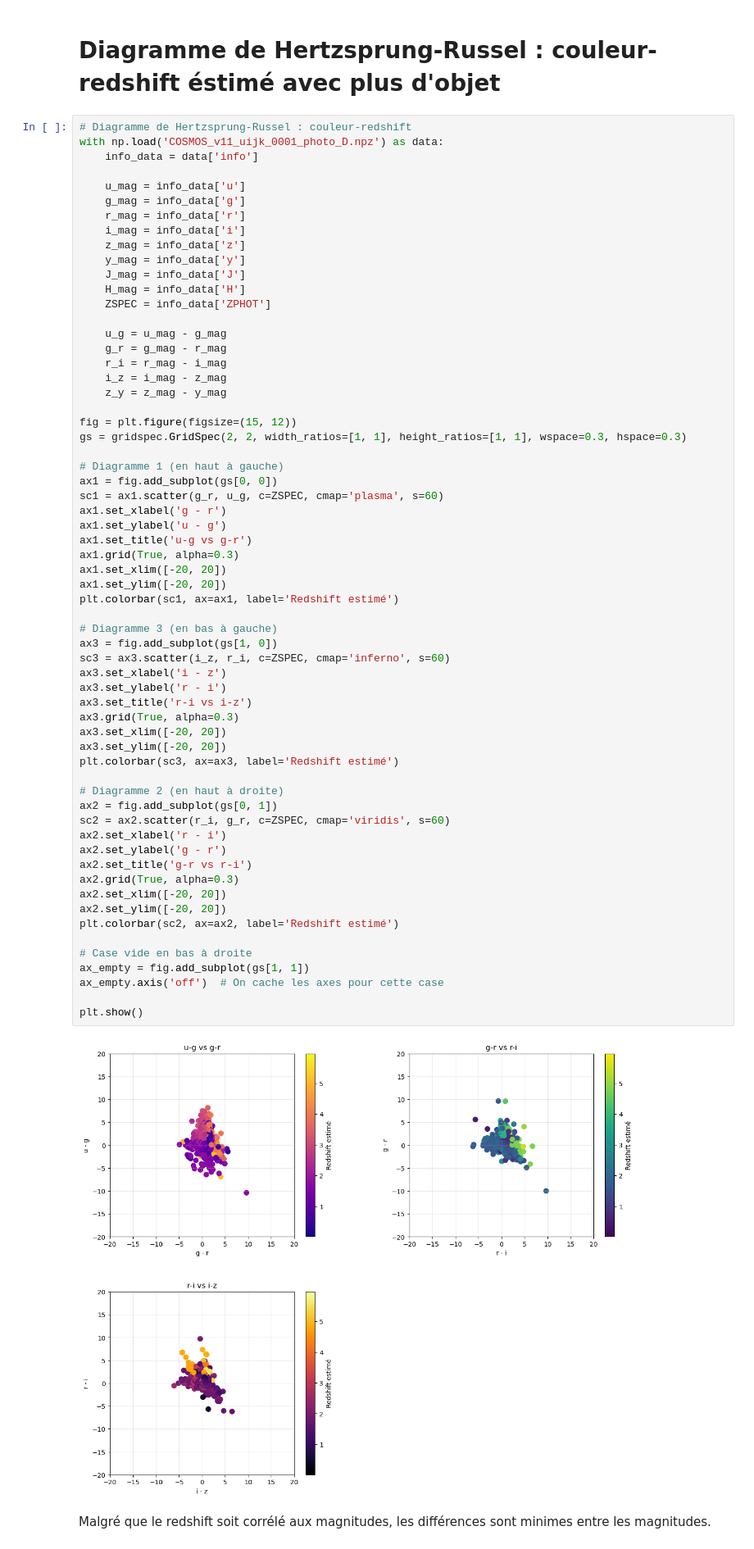
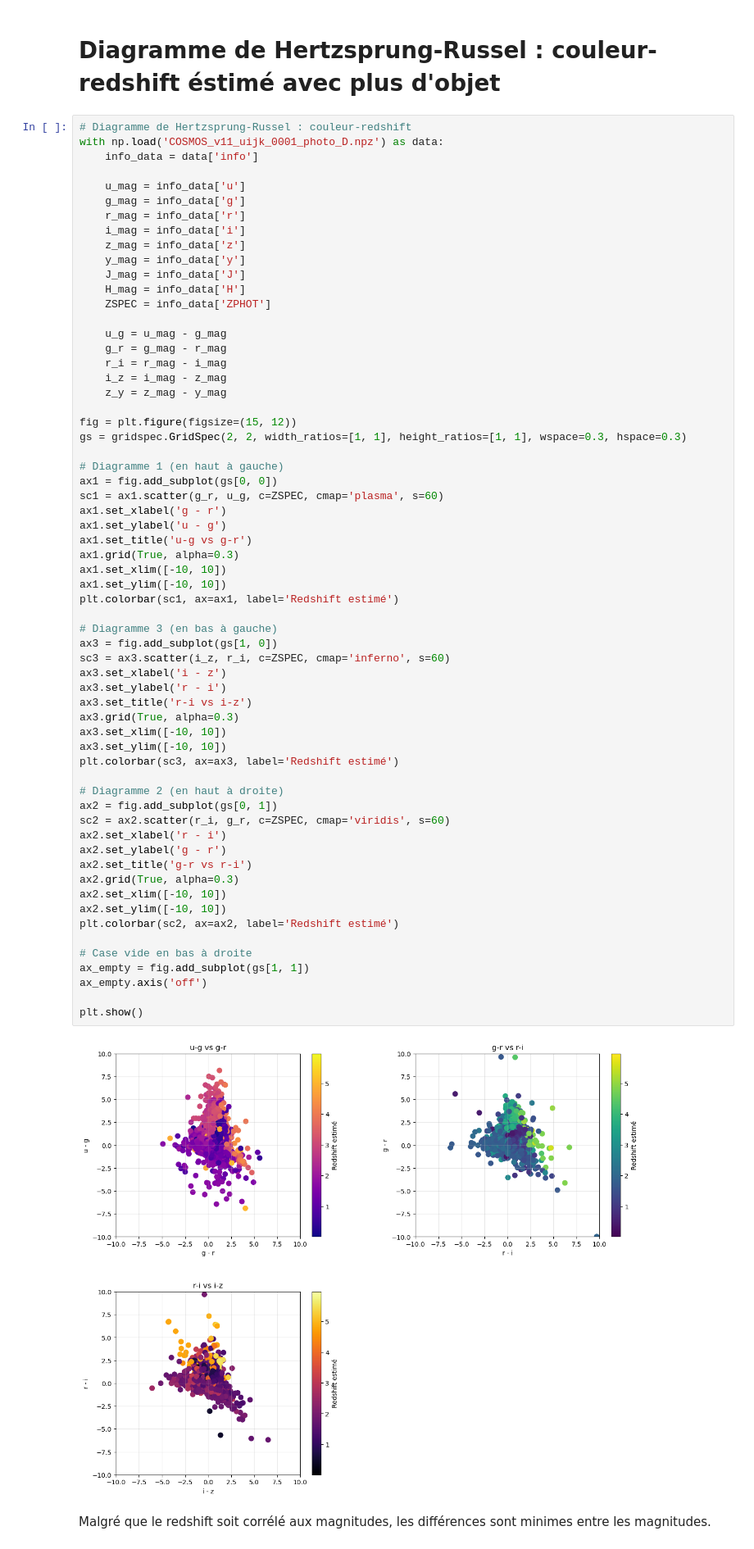
Before and after one commit to Melanie-Gomis/TER, a Jupyter notebook: Exploration des donnees.ipynb, the cells around one changed output. Shown at 82% size. Cells and saved outputs as stored; diff of their text form.

```diff
--- a/Exploration des donnees.ipynb
+++ b/Exploration des donnees.ipynb
@@ -428,40 +430,40 @@ ax1 = fig.add_subplot(gs[0, 0])
 sc1 = ax1.scatter(g_r, u_g, c=ZSPEC, cmap='plasma', s=60)
 ax1.set_xlabel('g - r')
 ax1.set_ylabel('u - g')
 ax1.set_title('u-g vs g-r')
 ax1.grid(True, alpha=0.3)
-ax1.set_xlim([-20, 20])
-ax1.set_ylim([-20, 20])
+ax1.set_xlim([-10, 10])
+ax1.set_ylim([-10, 10])
 plt.colorbar(sc1, ax=ax1, label='Redshift estimé')
 
 # Diagramme 3 (en bas à gauche)
 ax3 = fig.add_subplot(gs[1, 0])
 sc3 = ax3.scatter(i_z, r_i, c=ZSPEC, cmap='inferno', s=60)
 ax3.set_xlabel('i - z')
 ax3.set_ylabel('r - i')
 ax3.set_title('r-i vs i-z')
 ax3.grid(True, alpha=0.3)
-ax3.set_xlim([-20, 20])
-ax3.set_ylim([-20, 20])
+ax3.set_xlim([-10, 10])
+ax3.set_ylim([-10, 10])
 plt.colorbar(sc3, ax=ax3, label='Redshift estimé')
 
 # Diagramme 2 (en haut à droite)
 ax2 = fig.add_subplot(gs[0, 1])
 sc2 = ax2.scatter(r_i, g_r, c=ZSPEC, cmap='viridis', s=60)
 ax2.set_xlabel('r - i')
 ax2.set_ylabel('g - r')
 ax2.set_title('g-r vs r-i')
 ax2.grid(True, alpha=0.3)
-ax2.set_xlim([-20, 20])
-ax2.set_ylim([-20, 20])
+ax2.set_xlim([-10, 10])
+ax2.set_ylim([-10, 10])
 plt.colorbar(sc2, ax=ax2, label='Redshift estimé')
 
 # Case vide en bas à droite
 ax_empty = fig.add_subplot(gs[1, 1])
-ax_empty.axis('off')  # On cache les axes pour cette case
+ax_empty.axis('off')
 
 plt.show()
 # %% [output]
-[figure, old version]
+[figure, new version]
 # %% [markdown]
 Malgré que le redshift soit corrélé aux magnitudes, les différences sont minimes entre les magnitudes.
```
Also changed, not shown: parts of 1 cell of this notebook, 11 other files.
